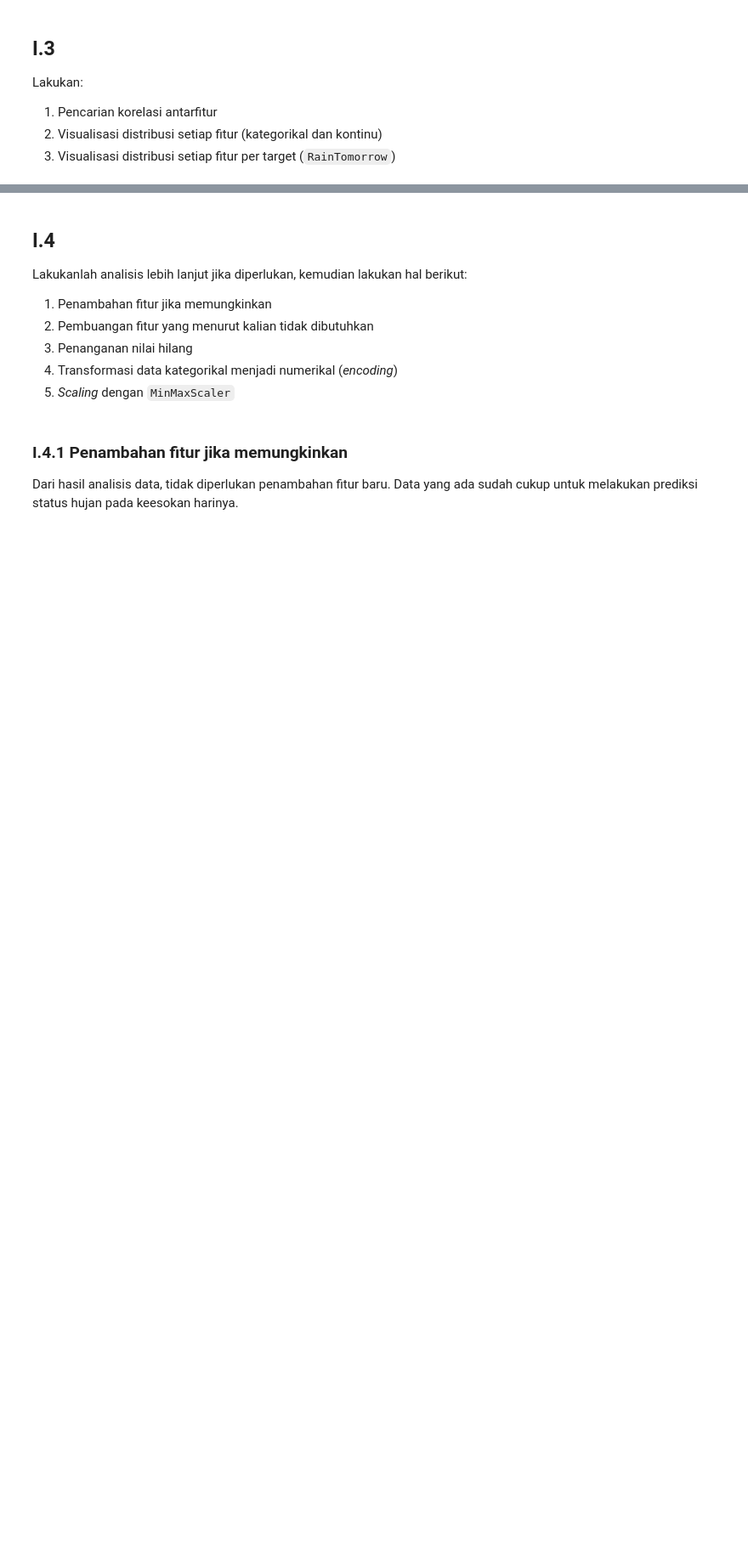
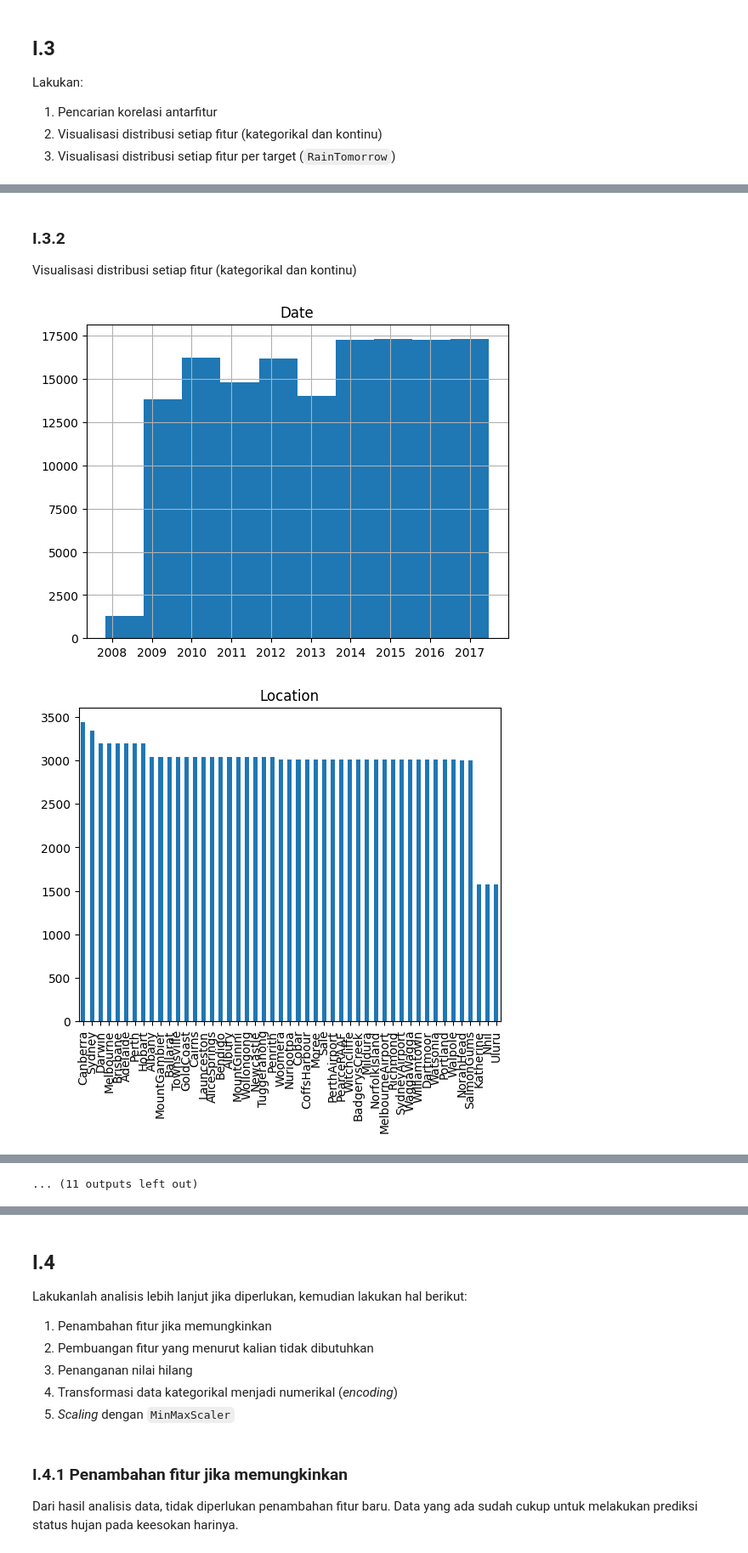
Before and after one commit to ZianTsabit/PraPraktikum-ML, a Jupyter notebook: Tugas_Prapraktikum_IF3270.ipynb, the cells around one changed output, grey strips where cells are left out. Shown at 85% size. Drawn from its saved outputs; the diff is of its cells as text; code cells hidden in the pictures; blank space fills up the shorter version.

```diff
--- a/Tugas_Prapraktikum_IF3270.ipynb
+++ b/Tugas_Prapraktikum_IF3270.ipynb
@@ -170,0 +298,19 @@ Lakukan:
+# %% [markdown]
+### I.3.2
+
+Visualisasi distribusi setiap fitur (kategorikal dan kontinu)
+# %%
+# Ubah kolom tanggal dari string ke Datetime
+df_clean_date = df.copy(deep=True)
+df_clean_date['Date'] = pd.to_datetime(df_clean_date['Date'])
+# %%
+for col in df_clean_date.columns:
+    if df_clean_date[col].dtype == 'object':
+        df_clean_date[col].value_counts().plot(kind='bar')
+    else:
+        df_clean_date[col].hist()
+    plt.title(col)
+    plt.show()
+# %% [output]
+[figure, added]
+[figure, added]
@@ -170,0 +327 @@ Lakukan:
+... (11 outputs left out)
```
Also changed, not shown: parts of 29 cells of this notebook, 1 other file.
